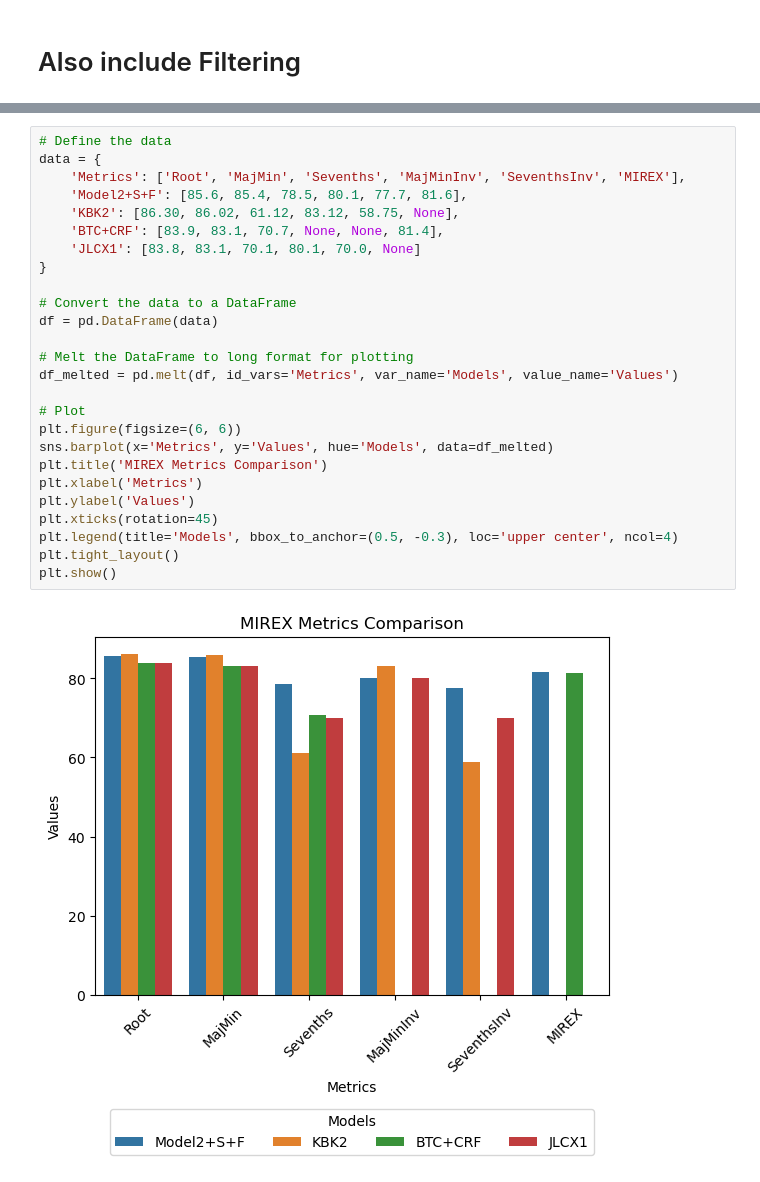
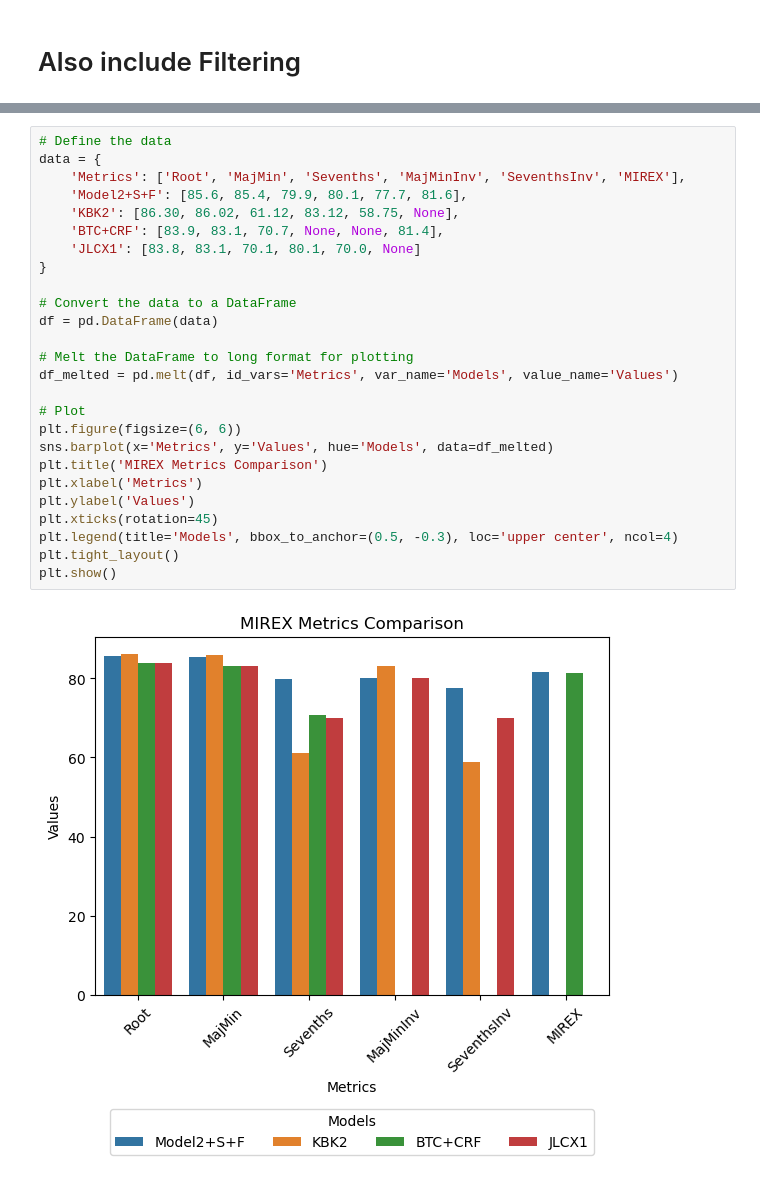
Before and after one commit to ThanAid/Chord-Estimation-Thesis, a Jupyter notebook: notebooks/metric_results.ipynb, the cells around one changed output, grey strips where cells are left out. Cells and saved outputs as stored; diff of their text form.

```diff
--- a/notebooks/metric_results.ipynb
+++ b/notebooks/metric_results.ipynb
@@ -84,28 +84,28 @@ plt.show()
 # %%
 # Define the data
 data = {
     'Metrics': ['Root', 'MajMin', 'Sevenths', 'MajMinInv', 'SeventhsInv', 'MIREX'],
-    'Model2+S+F': [85.6, 85.4, 78.5, 80.1, 77.7, 81.6],
+    'Model2+S+F': [85.6, 85.4, 79.9, 80.1, 77.7, 81.6],
     'KBK2': [86.30, 86.02, 61.12, 83.12, 58.75, None],
     'BTC+CRF': [83.9, 83.1, 70.7, None, None, 81.4],
     'JLCX1': [83.8, 83.1, 70.1, 80.1, 70.0, None]
 }
 
 # Convert the data to a DataFrame
 df = pd.DataFrame(data)
 
 # Melt the DataFrame to long format for plotting
 df_melted = pd.melt(df, id_vars='Metrics', var_name='Models', value_name='Values')
 
 # Plot
 plt.figure(figsize=(6, 6))
 sns.barplot(x='Metrics', y='Values', hue='Models', data=df_melted)
 plt.title('MIREX Metrics Comparison')
 plt.xlabel('Metrics')
 plt.ylabel('Values')
 plt.xticks(rotation=45)
 plt.legend(title='Models', bbox_to_anchor=(0.5, -0.3), loc='upper center', ncol=4)
 plt.tight_layout()
 plt.show()
 # %% [output]
-[figure, old version]
+[figure, new version]
```
Also changed, not shown: parts of 2 cells of this notebook, 1 other file.
